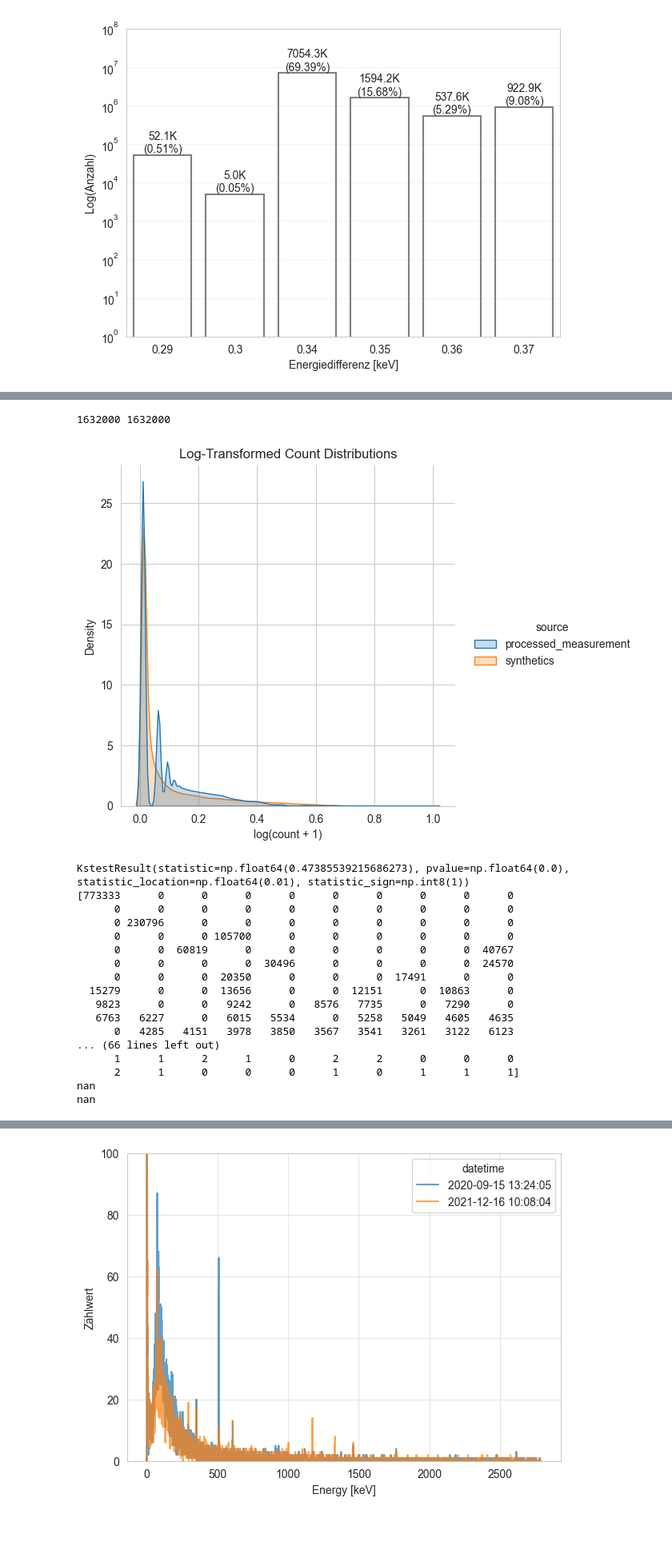
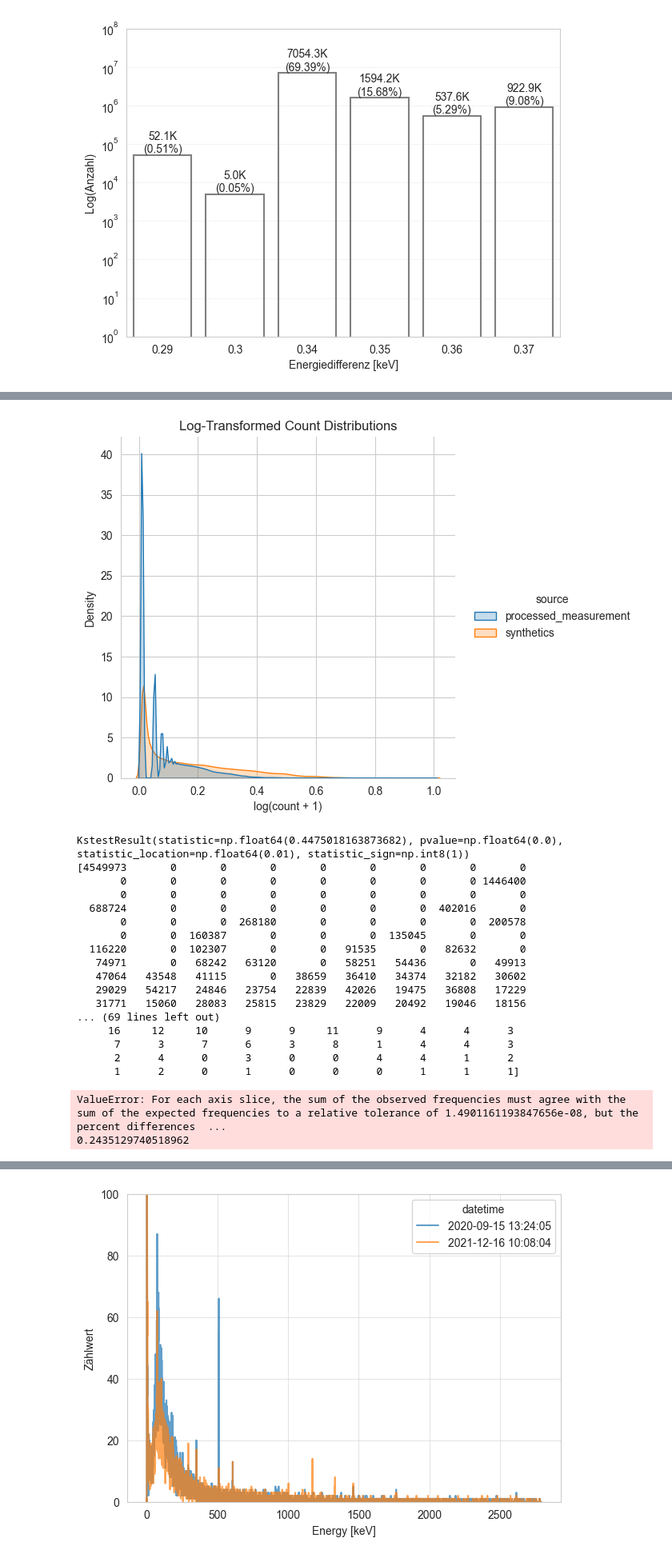
Before and after one commit to VitaliKStud/nuclide-identification, a Jupyter notebook: data_analysis.ipynb, the cells around one changed output, grey strips where cells are left out. Shown: that part at 80% size. Cells and saved outputs as stored; diff of their text form; code cells hidden in the pictures; blank space fills up the shorter version.

```diff
--- a/data_analysis.ipynb
+++ b/data_analysis.ipynb
@@ -13,0 +24,10 @@ measurement = mpi.API().measurement(dates=dates)
+# %%
+# Load first 1246 Synthetic data
+synthetic_keys = gpi.API().unique_keys()[0:1247]
+synthetics = gpi.API().synthetics(keys=synthetic_keys)
+
+# Load Real Measuremnt Data
+dates = mpi.API().unique_dates()
+measurement = mpi.API().measurement(dates=dates)
+
+processed_measurements = ppi.API().measurement(dates=dates)
@@ -119,17 +236,3 @@ plt.show()
 plt.close()
 # %% [output]
 [figure]
-# %%
-measurement = measurement.sort_values(by="count")
-measurement["count_shifted"] = measurement["count"] + 1
-counts = measurement["count"].to_numpy() + 1
-print(counts)
-
-# log_counts = np.log(counts)
-# sigma = np.std(log_counts)
-# mu = np.mean(log_counts)
-#
-x = np.linspace(min(counts), max(counts), 10000000)
-# pdf = np.exp(-((np.log(x) - mu) ** 2) / (2 * sigma ** 2)) / (
-#         x * sigma * np.sqrt(2 * np.pi)
-# )
@@ -269,12 +239,3 @@ plt.close()
-# %%
-synthetic_keys = gpi.API().unique_keys()
-synthetics = gpi.API().synthetics(keys=synthetic_keys[0:185])
-dates = mpi.API().unique_dates()
-processed_measurement = mpi.API().measurement(dates[0:200])
-
-print(len(processed_measurement), len(synthetics))
-# %% [output]
-1632000 1632000
 # %%
 import numpy as np
 import pandas as pd
@@ -283,7 +244,7 @@ import matplotlib.pyplot as plt
 from sklearn.preprocessing import MinMaxScaler
 
 # Log-transform the counts
-sample1 = np.log(processed_measurement["count"].to_numpy() + 1).reshape(-1, 1)
+sample1 = np.log(measurement["count"].to_numpy() + 1).reshape(-1, 1)
 sample2 = np.log(synthetics["count"].to_numpy() + 1).reshape(-1, 1)
 
 # Min-Max-Skalierung auf [0,1]
@@ -296,51 +257,54 @@ sample2_scaled = scaler2.fit_transform(sample2).flatten()
 # Combine into a DataFrame
 df = pd.DataFrame({
     "log_count": np.concatenate([sample1_scaled, sample2_scaled]),
     "source": ["processed_measurement"] * len(sample1_scaled) + ["synthetics"] * len(sample2_scaled)
 })
 
 # Plot with seaborn
 sns.displot(df, x="log_count", hue="source", kind="kde", fill=True, common_norm=False)
 plt.title("Log-Transformed Count Distributions")
 plt.xlabel("log(count + 1)")
 plt.ylabel("Density")
 plt.show()
 
 import numpy as np
 from scipy import stats
+
 print(stats.ks_2samp(sample1_scaled, sample2_scaled))
 
 from scipy.stats import chisquare
 
 # Histogram (same bins)
 counts1, bins = np.histogram(sample1_scaled, bins=400)
 counts2, _ = np.histogram(sample2_scaled, bins=bins)
 
 print(counts1, counts2)
 
 # Chi-squared test
 chi2_stat, p_value = chisquare(counts1, f_exp=counts2)
 print(chi2_stat)
 print(p_value)
 # %% [output]
-[figure, old version]
+[figure, new version]
-KstestResult(statistic=np.float64(0.47385539215686273), pvalue=np.float64(0.0), statistic_location=np.float64(0.01), statistic_sign=np.int8(1))
-[773333      0      0      0      0      0      0      0      0      0
-      0      0      0      0      0      0      0      0      0      0
-      0 230796      0      0      0      0      0      0      0      0
-      0      0      0 105700      0      0      0      0      0      0
-      0      0  60819      0      0      0      0      0      0  40767
-      0      0      0      0  30496      0      0      0      0  24570
-      0      0      0  20350      0      0      0  17491      0      0
-  15279      0      0  13656      0      0  12151      0  10863      0
-   9823      0      0   9242      0   8576   7735      0   7290      0
-   6763   6227      0   6015   5534      0   5258   5049   4605   4635
-      0   4285   4151   3978   3850   3567   3541   3261   3122   6123
-... (66 lines left out)
-      1      1      2      1      0      2      2      0      0      0
-      2      1      0      0      0      1      0      1      1      1]
-nan
-nan
+KstestResult(statistic=np.float64(0.4475018163873682), pvalue=np.float64(0.0), statistic_location=np.float64(0.01), statistic_sign=np.int8(1))
+[4549973       0       0       0       0       0       0       0       0
+       0       0       0       0       0       0       0       0 1446400
+       0       0       0       0       0       0       0       0       0
+  688724       0       0       0       0       0       0  402016       0
+       0       0       0  268180       0       0       0       0  200578
+       0       0  160387       0       0       0  135045       0       0
+  116220       0  102307       0       0   91535       0   82632       0
+   74971       0   68242   63120       0   58251   54436       0   49913
+   47064   43548   41115       0   38659   36410   34374   32182   30602
+   29029   54217   24846   23754   22839   42026   19475   36808   17229
+   31771   15060   28083   25815   23829   22009   20492   19046   18156
+... (69 lines left out)
+     16     12     10      9      9     11      9      4      4      3
+      7      3      7      6      3      8      1      4      4      3
+      2      4      0      3      0      0      4      4      1      2
+      1      2      0      1      0      0      0      1      1      1]
+ValueError: For each axis slice, the sum of the observed frequencies must agree with the sum of the expected frequencies to a relative tolerance of 1.4901161193847656e-08, but the percent differences  ...
+0.2435129740518962
 # %%
 from scipy.stats import pareto
 import numpy as np
```
Also changed, not shown: parts of 66 cells of this notebook, 27 other files.
